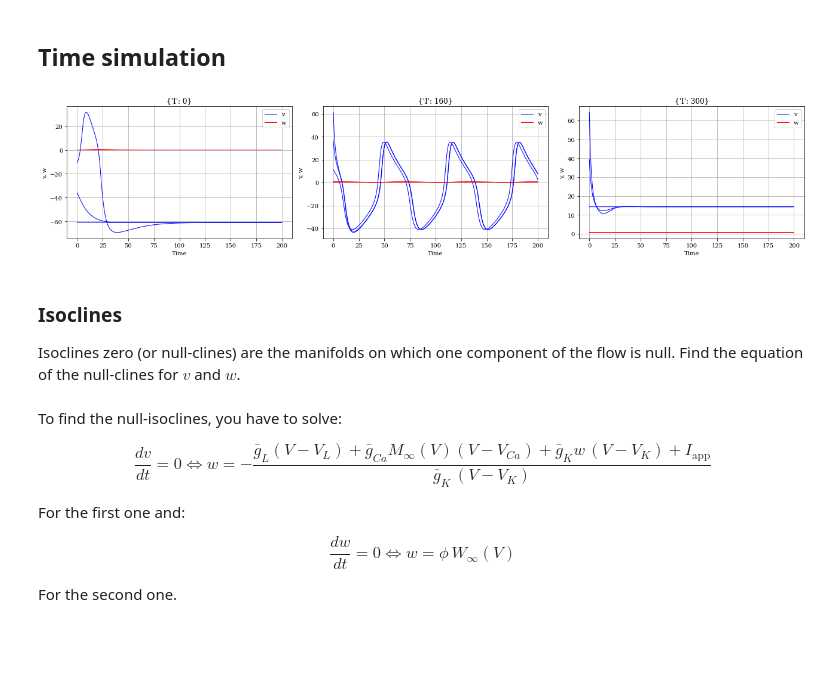
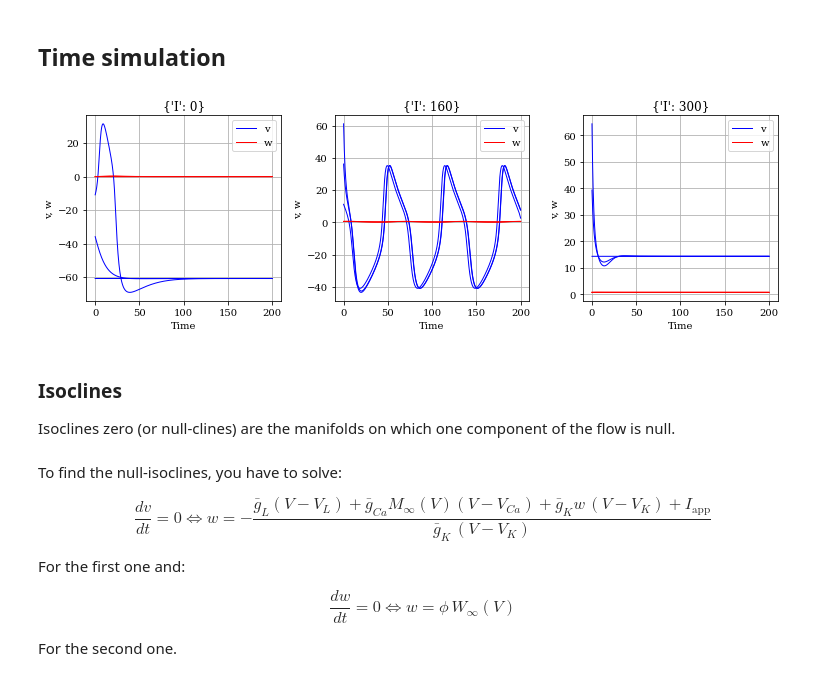
Before and after one commit to jaumecolomhernandez/mmb-mathneuroscience, a Jupyter notebook: morris_lecar_analysis.ipynb, the cells around one changed output. Drawn from its saved outputs; the diff is of its cells as text; code cells hidden in the pictures; blank space fills up the shorter version.

```diff
--- a/morris_lecar_analysis.ipynb
+++ b/morris_lecar_analysis.ipynb
@@ -85,23 +85,23 @@ for i,param in enumerate(Iapp):
     trajectories[i] = get_displacement(param, time_span=time_span, dmax=50,  number=3)
 # %%
 # Draw the trajectories.
-fig, ax = plt.subplots(1, len(Iapp), figsize=(6*len(Iapp),4))
+fig, ax = plt.subplots(1, len(Iapp), figsize=(3.5*len(Iapp),3.5))
 for i,param in enumerate(Iapp):
         ax[i].set(xlabel='Time', ylabel='v, w',
                      title='{}'.format(param))
         for j in range(len(trajectories[i])):
             v = ax[i].plot(time_span,trajectories[i][j][:,0], color='b', lw=1)
             w = ax[i].plot(time_span,trajectories[i][j][:,1], color='r', lw=1)
         ax[i].legend([v[0],w[0]],['v','w'])
         ax[i].grid(True)
 plt.tight_layout()
+plt.savefig('./img/time_run.pdf')
 # %% [output]
-[figure, old version]
+[figure, new version]
 # %% [markdown]
 ### Isoclines
 
 Isoclines zero (or null-clines) are the manifolds on which one component of the flow is null.
-Find the equation of the null-clines for $v$ and $w$.
 # %% [markdown]
 To find the null-isoclines, you have to solve:
 
```
Also changed, not shown: parts of 13 cells of this notebook, 19 other files.
